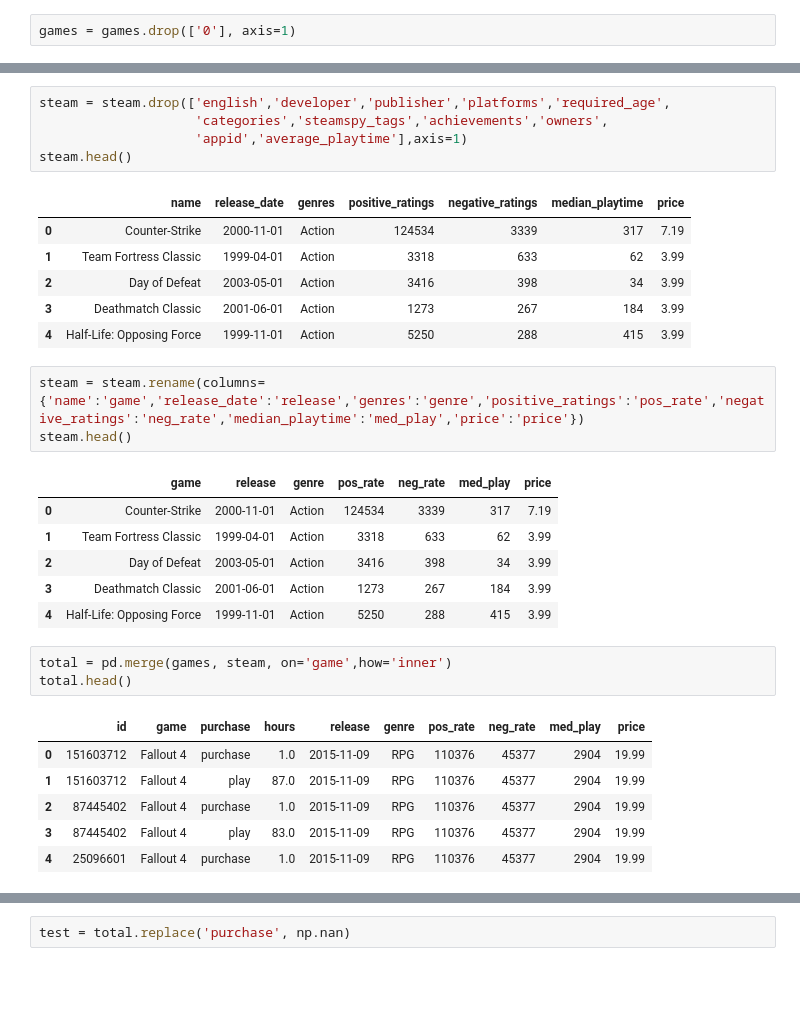
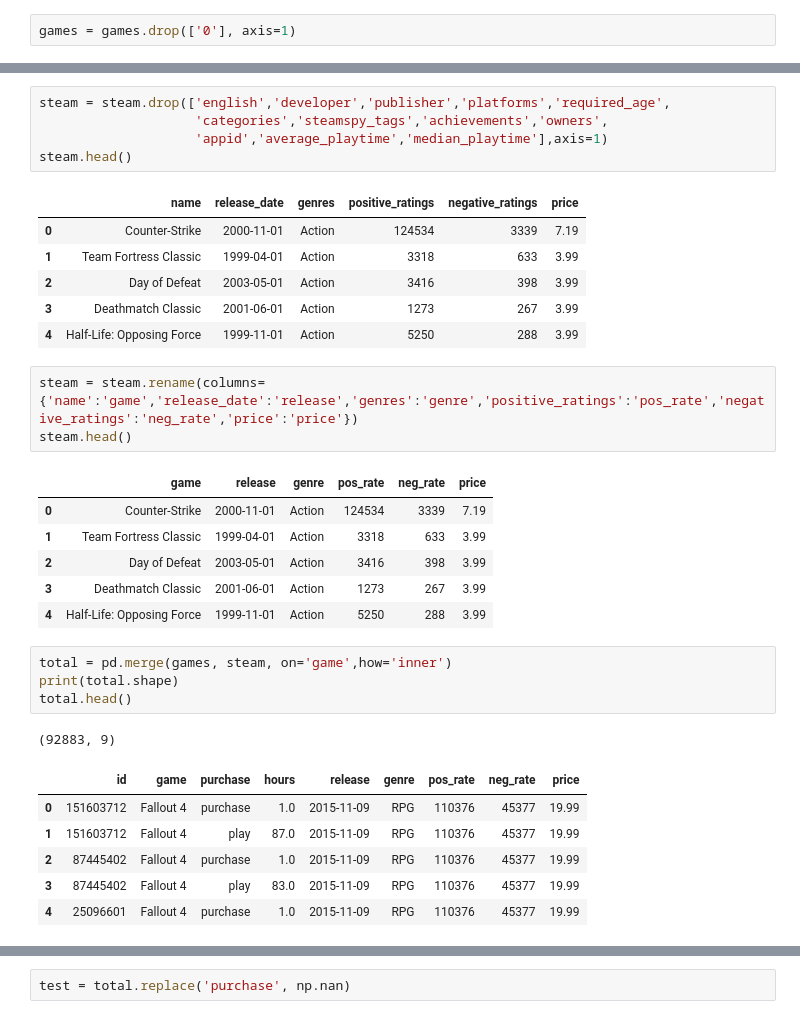
Before and after one commit to RobDBennett/DS-Unit-1-Build, a Jupyter notebook: SteamDataShaping.ipynb, the cells around one changed output, grey strips where cells are left out. Drawn from its saved outputs; the diff is of its cells as text; blank space fills up the shorter version.

Commit message:
Draft 2- Corrected Errors in Game Titles merging

```diff
--- a/SteamDataShaping.ipynb
+++ b/SteamDataShaping.ipynb
@@ -49,32 +49,34 @@ steam.head()
 # %%
 steam = steam.drop(['english','developer','publisher','platforms','required_age',
                     'categories','steamspy_tags','achievements','owners',
-                    'appid','average_playtime'],axis=1)
+                    'appid','average_playtime','median_playtime'],axis=1)
 steam.head()
 # %% [output]
-|  | name | release_date | genres | positive_ratings | negative_ratings | median_playtime | price |
-| 0 | Counter-Strike | 2000-11-01 | Action | 124534 | 3339 | 317 | 7.19 |
-| 1 | Team Fortress Classic | 1999-04-01 | Action | 3318 | 633 | 62 | 3.99 |
-| 2 | Day of Defeat | 2003-05-01 | Action | 3416 | 398 | 34 | 3.99 |
-| 3 | Deathmatch Classic | 2001-06-01 | Action | 1273 | 267 | 184 | 3.99 |
-| 4 | Half-Life: Opposing Force | 1999-11-01 | Action | 5250 | 288 | 415 | 3.99 |
+|  | name | release_date | genres | positive_ratings | negative_ratings | price |
+| 0 | Counter-Strike | 2000-11-01 | Action | 124534 | 3339 | 7.19 |
+| 1 | Team Fortress Classic | 1999-04-01 | Action | 3318 | 633 | 3.99 |
+| 2 | Day of Defeat | 2003-05-01 | Action | 3416 | 398 | 3.99 |
+| 3 | Deathmatch Classic | 2001-06-01 | Action | 1273 | 267 | 3.99 |
+| 4 | Half-Life: Opposing Force | 1999-11-01 | Action | 5250 | 288 | 3.99 |
 # %%
-steam = steam.rename(columns={'name':'game','release_date':'release','genres':'genre','positive_ratings':'pos_rate','negative_ratings':'neg_rate','median_playtime':'med_play','price':'price'})
+steam = steam.rename(columns={'name':'game','release_date':'release','genres':'genre','positive_ratings':'pos_rate','negative_ratings':'neg_rate','price':'price'})
 steam.head()
 # %% [output]
-|  | game | release | genre | pos_rate | neg_rate | med_play | price |
-| 0 | Counter-Strike | 2000-11-01 | Action | 124534 | 3339 | 317 | 7.19 |
-| 1 | Team Fortress Classic | 1999-04-01 | Action | 3318 | 633 | 62 | 3.99 |
-| 2 | Day of Defeat | 2003-05-01 | Action | 3416 | 398 | 34 | 3.99 |
-| 3 | Deathmatch Classic | 2001-06-01 | Action | 1273 | 267 | 184 | 3.99 |
-| 4 | Half-Life: Opposing Force | 1999-11-01 | Action | 5250 | 288 | 415 | 3.99 |
+|  | game | release | genre | pos_rate | neg_rate | price |
+| 0 | Counter-Strike | 2000-11-01 | Action | 124534 | 3339 | 7.19 |
+| 1 | Team Fortress Classic | 1999-04-01 | Action | 3318 | 633 | 3.99 |
+| 2 | Day of Defeat | 2003-05-01 | Action | 3416 | 398 | 3.99 |
+| 3 | Deathmatch Classic | 2001-06-01 | Action | 1273 | 267 | 3.99 |
+| 4 | Half-Life: Opposing Force | 1999-11-01 | Action | 5250 | 288 | 3.99 |
 # %%
 total = pd.merge(games, steam, on='game',how='inner')
+print(total.shape)
 total.head()
 # %% [output]
+(92883, 9)
-|  | id | game | purchase | hours | release | genre | pos_rate | neg_rate | med_play | price |
-| 0 | 151603712 | Fallout 4 | purchase | 1.0 | 2015-11-09 | RPG | 110376 | 45377 | 2904 | 19.99 |
-| 1 | 151603712 | Fallout 4 | play | 87.0 | 2015-11-09 | RPG | 110376 | 45377 | 2904 | 19.99 |
-| 2 | 87445402 | Fallout 4 | purchase | 1.0 | 2015-11-09 | RPG | 110376 | 45377 | 2904 | 19.99 |
-| 3 | 87445402 | Fallout 4 | play | 83.0 | 2015-11-09 | RPG | 110376 | 45377 | 2904 | 19.99 |
-| 4 | 25096601 | Fallout 4 | purchase | 1.0 | 2015-11-09 | RPG | 110376 | 45377 | 2904 | 19.99 |
+|  | id | game | purchase | hours | release | genre | pos_rate | neg_rate | price |
+| 0 | 151603712 | Fallout 4 | purchase | 1.0 | 2015-11-09 | RPG | 110376 | 45377 | 19.99 |
+| 1 | 151603712 | Fallout 4 | play | 87.0 | 2015-11-09 | RPG | 110376 | 45377 | 19.99 |
+| 2 | 87445402 | Fallout 4 | purchase | 1.0 | 2015-11-09 | RPG | 110376 | 45377 | 19.99 |
+| 3 | 87445402 | Fallout 4 | play | 83.0 | 2015-11-09 | RPG | 110376 | 45377 | 19.99 |
+| 4 | 25096601 | Fallout 4 | purchase | 1.0 | 2015-11-09 | RPG | 110376 | 45377 | 19.99 |
```
Also changed, not shown: parts of 72 cells of this notebook.
